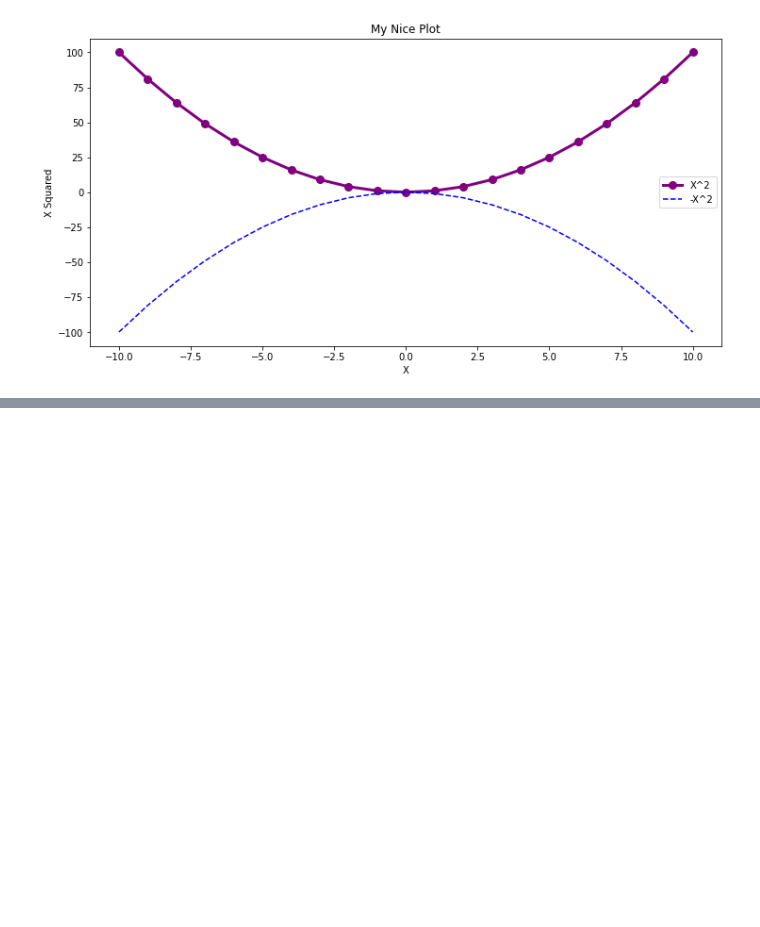
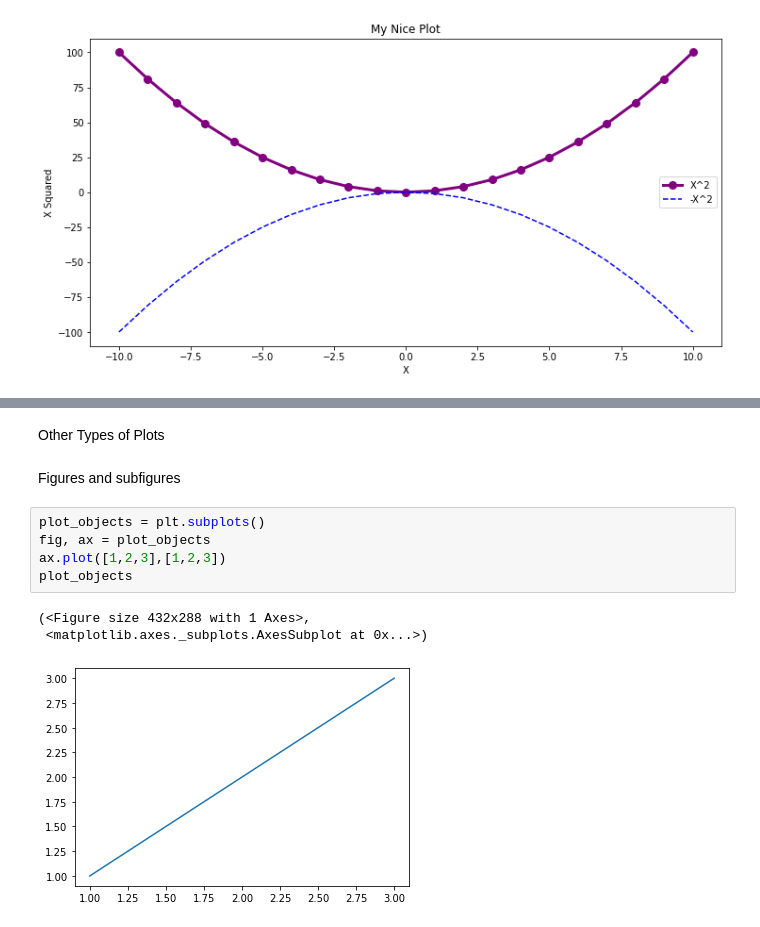
Before and after one commit to dilaraesmer/FreeCodeCamp-Data-Analysis-with-Python, a Jupyter notebook: data_vis_1.ipynb, the cells around one changed output, grey strips where cells are left out. Drawn from its saved outputs; the diff is of its cells as text; blank space fills up the shorter version.

```diff
--- a/data_vis_1.ipynb
+++ b/data_vis_1.ipynb
@@ -63,0 +99,13 @@ fig
+# %% [markdown]
+Other Types of Plots
+# %% [markdown]
+Figures and subfigures
+# %%
+plot_objects = plt.subplots()
+fig, ax = plot_objects
+ax.plot([1,2,3],[1,2,3])
+plot_objects
+# %% [output]
+(<Figure size 432x288 with 1 Axes>,
+ <matplotlib.axes._subplots.AxesSubplot at 0x...>)
+[figure, added]
```
Also changed, not shown: parts of 24 cells of this notebook.
